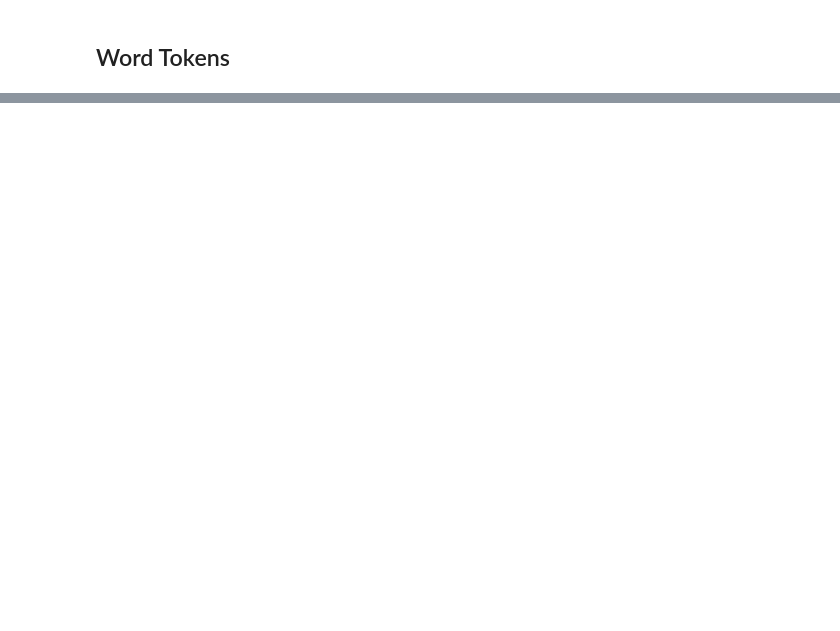
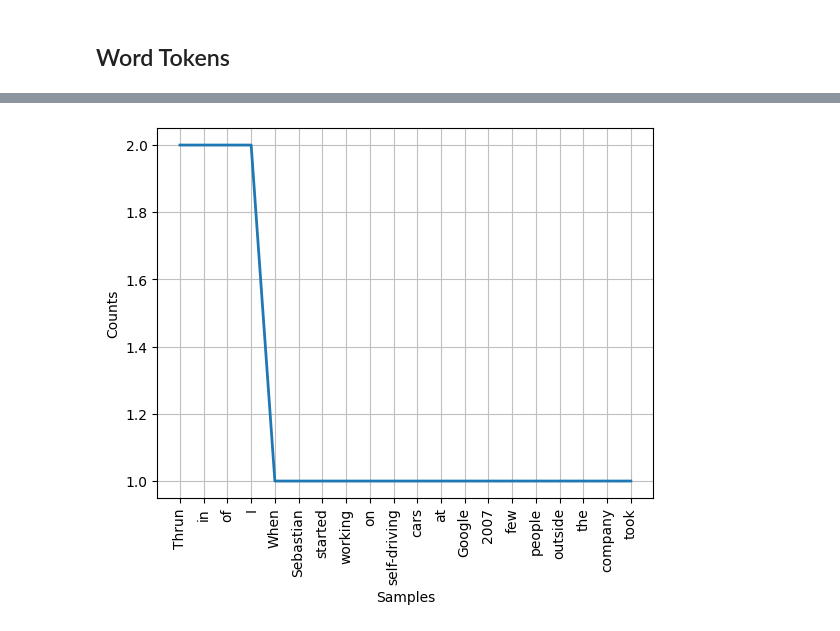
Before and after one commit to DinizMaths/natural-language-processing, a Jupyter notebook: nlp_with_nltk/nltk.ipynb, the cells around one changed output, grey strips where cells are left out. Drawn from its saved outputs; the diff is of its cells as text; code cells hidden in the pictures; blank space fills up the shorter version.

```diff
--- a/nlp_with_nltk/nltk.ipynb
+++ b/nlp_with_nltk/nltk.ipynb
@@ -66,0 +96,6 @@ Word Tokens:  ['We', 'are', 'made', 'of', 'star-stuff', '.', 'We', 'are', 'a', '
+# %%
+punctuation = string.punctuation
+
+tokens_without_punctuation = [word for word in text_tokens if not word in punctuation]
+
+print("Tokens without punctuation: ", tokens_without_punctuation)
@@ -66,0 +124,6 @@ Word Tokens:  ['We', 'are', 'made', 'of', 'star-stuff', '.', 'We', 'are', 'a', '
+# %%
+freq = nltk.FreqDist(word_tokenize(" ".join(tokens_without_punctuation), language="english"))
+
+freq.plot(20, cumulative=False);
+# %% [output]
+[figure, added]
```
Also changed, not shown: parts of 17 cells of this notebook, 2 other files.
